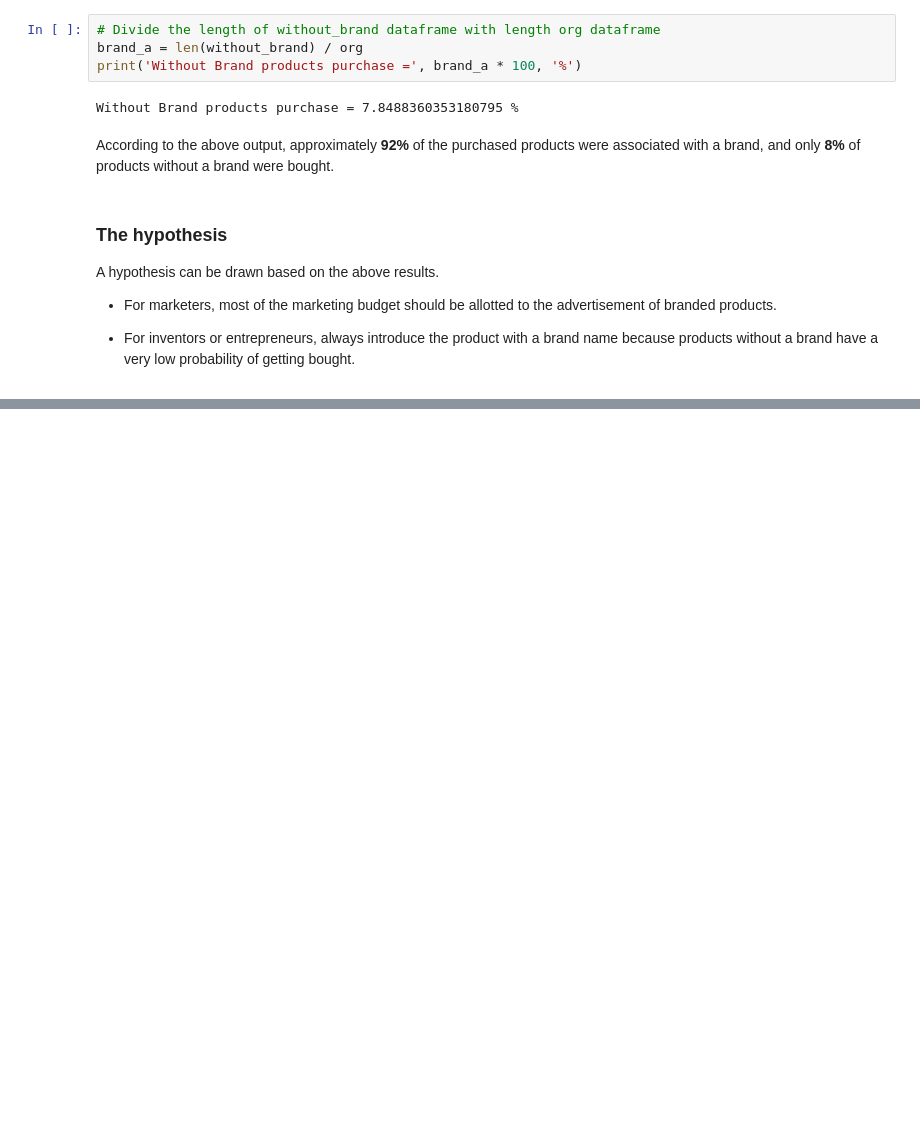
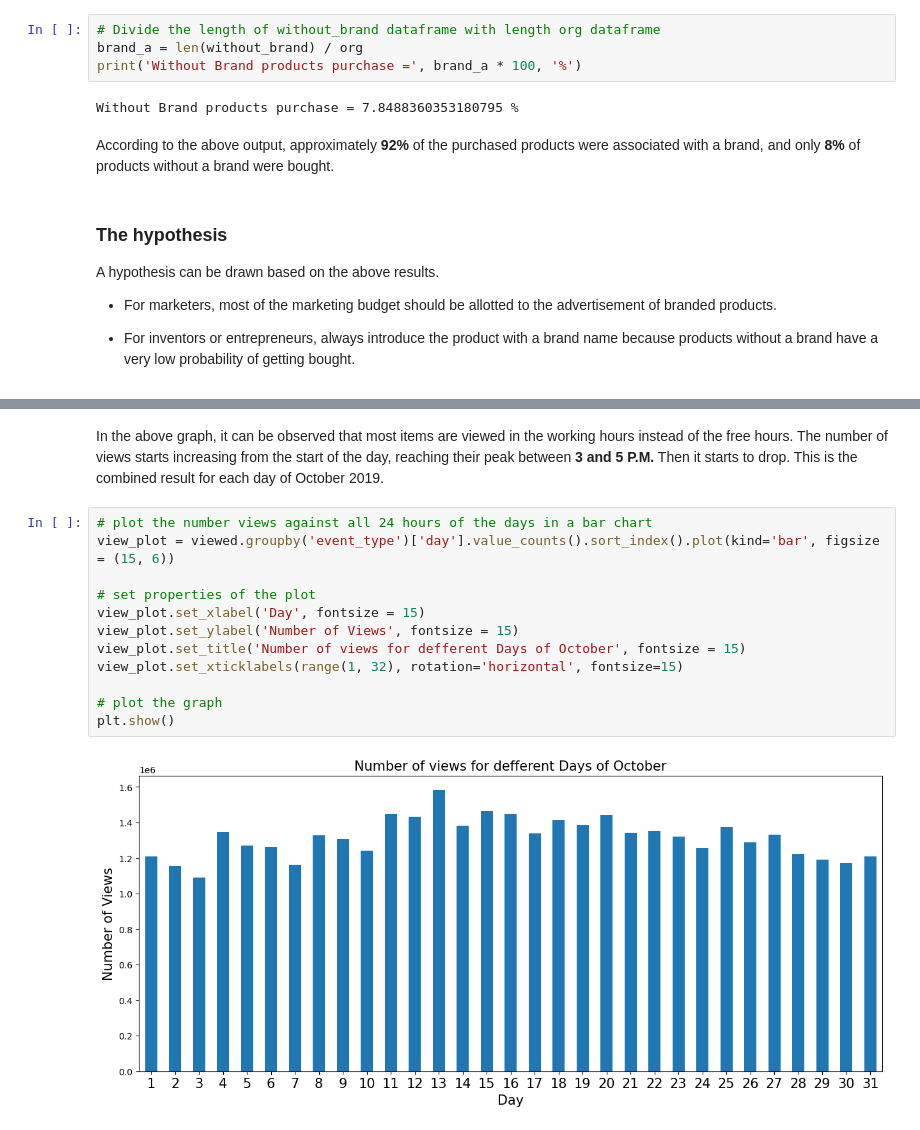
Before and after one commit to ZobaerIslam/Customer-Behavior-Analysis, a Jupyter notebook: customer_behavior_analysis.ipynb, the cells around one changed output, grey strips where cells are left out. Saved outputs shown, nothing was run; the diff lists cells and outputs as text; blank space fills up the shorter version.

```diff
--- a/customer_behavior_analysis.ipynb
+++ b/customer_behavior_analysis.ipynb
@@ -225,0 +320,16 @@ A hypothesis can be drawn based on the above results.
+# %% [markdown]
+In the above graph, it can be observed that most items are viewed in the working hours instead of the free hours. The number of views starts increasing from the start of the day, reaching their peak between **3 and 5 P.M.** Then it starts to drop. This is the combined result for each day of October 2019.
+# %%
+# plot the number views against all 24 hours of the days in a bar chart
+view_plot = viewed.groupby('event_type')['day'].value_counts().sort_index().plot(kind='bar', figsize = (15, 6))
+
+# set properties of the plot
+view_plot.set_xlabel('Day', fontsize = 15)
+view_plot.set_ylabel('Number of Views', fontsize = 15)
+view_plot.set_title('Number of views for defferent Days of October', fontsize = 15)
+view_plot.set_xticklabels(range(1, 32), rotation='horizontal', fontsize=15)
+
+# plot the graph
+plt.show()
+# %% [output]
+[figure, added]
```
Also changed, not shown: parts of 20 cells of this notebook.
